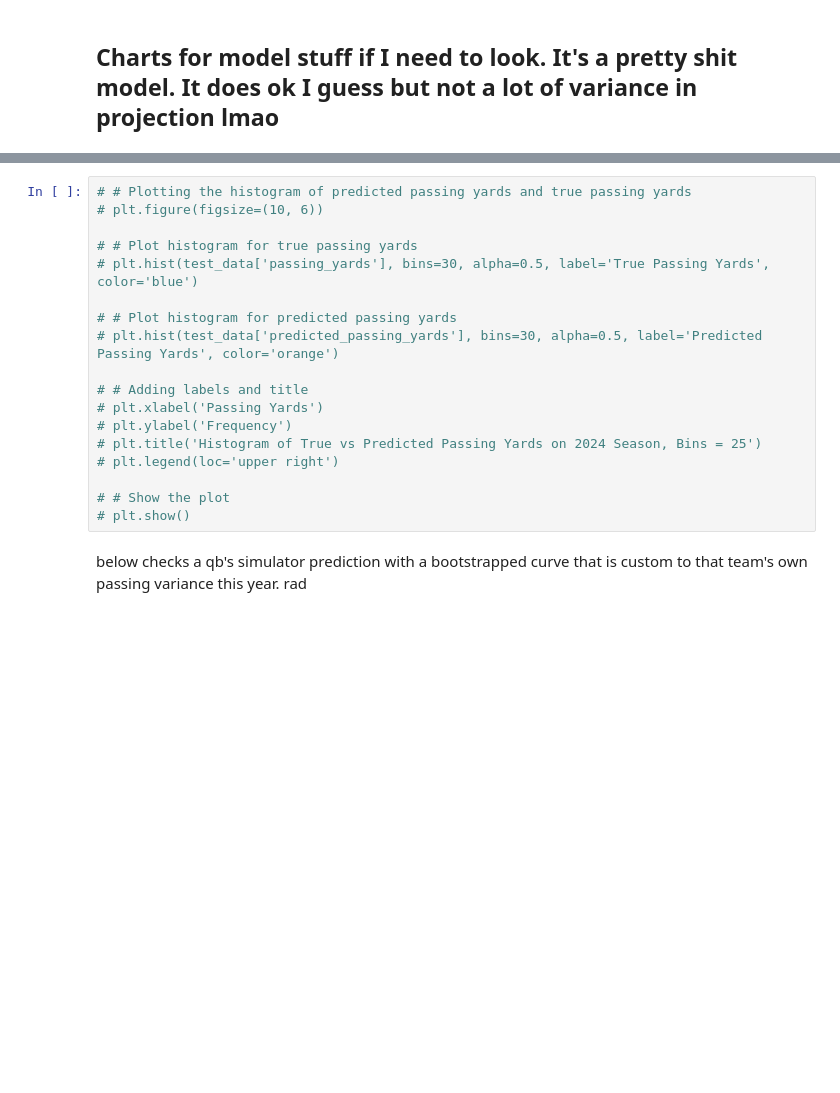
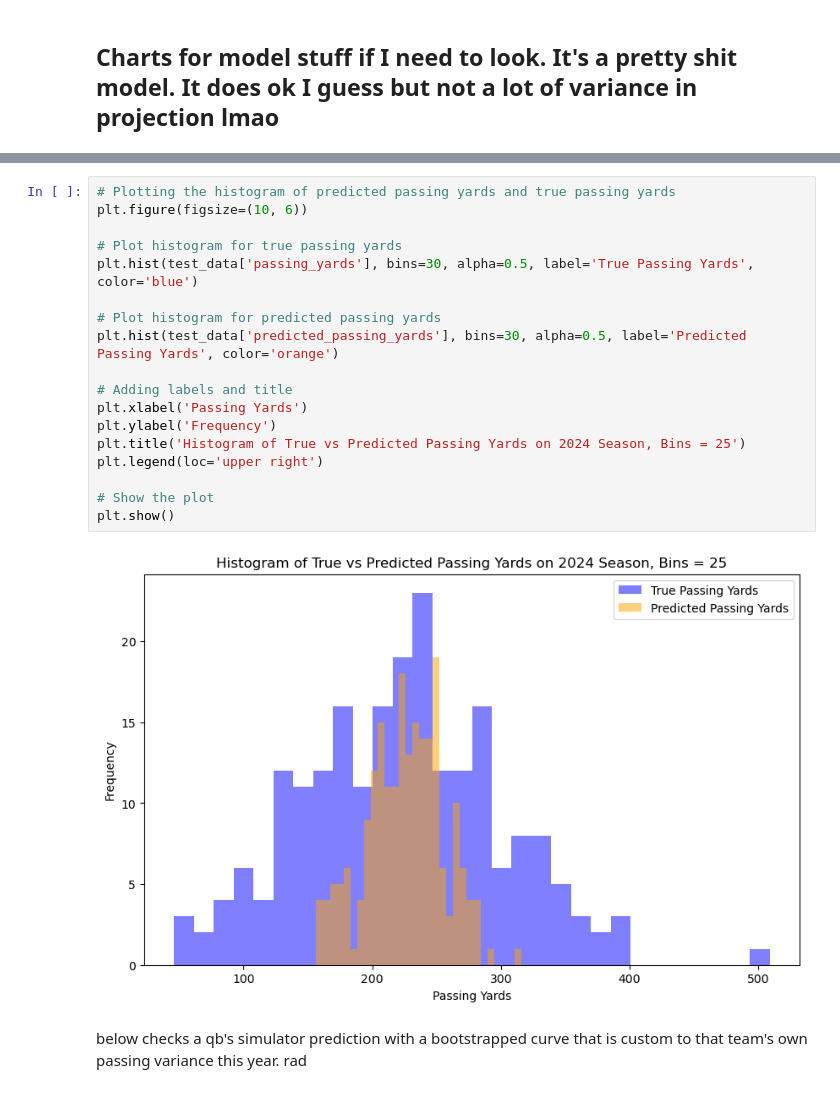
Before and after one commit to bhuggard/MidpointMadness, a Jupyter notebook: MidpointMadnessMainNotebook.ipynb, the cells around one changed output, grey strips where cells are left out. Cells and saved outputs as stored; diff of their text form; blank space fills up the shorter version.

```diff
--- a/MidpointMadnessMainNotebook.ipynb
+++ b/MidpointMadnessMainNotebook.ipynb
@@ -890,21 +915,23 @@ combined_american_odds: +969
 # %%
-# # Plotting the histogram of predicted passing yards and true passing yards
-# plt.figure(figsize=(10, 6))
+# Plotting the histogram of predicted passing yards and true passing yards
+plt.figure(figsize=(10, 6))
 
-# # Plot histogram for true passing yards
-# plt.hist(test_data['passing_yards'], bins=30, alpha=0.5, label='True Passing Yards', color='blue')
+# Plot histogram for true passing yards
+plt.hist(test_data['passing_yards'], bins=30, alpha=0.5, label='True Passing Yards', color='blue')
 
-# # Plot histogram for predicted passing yards
-# plt.hist(test_data['predicted_passing_yards'], bins=30, alpha=0.5, label='Predicted Passing Yards', color='orange')
+# Plot histogram for predicted passing yards
+plt.hist(test_data['predicted_passing_yards'], bins=30, alpha=0.5, label='Predicted Passing Yards', color='orange')
 
-# # Adding labels and title
-# plt.xlabel('Passing Yards')
-# plt.ylabel('Frequency')
-# plt.title('Histogram of True vs Predicted Passing Yards on 2024 Season, Bins = 25')
-# plt.legend(loc='upper right')
+# Adding labels and title
+plt.xlabel('Passing Yards')
+plt.ylabel('Frequency')
+plt.title('Histogram of True vs Predicted Passing Yards on 2024 Season, Bins = 25')
+plt.legend(loc='upper right')
 
-# # Show the plot
-# plt.show()
+# Show the plot
+plt.show()
+# %% [output]
+[figure, added]
 # %% [markdown]
 below checks a qb's simulator prediction with a bootstrapped curve that is custom to that team's own passing variance this year. rad
 # %%
```
Also changed, not shown: parts of 9 cells of this notebook.
